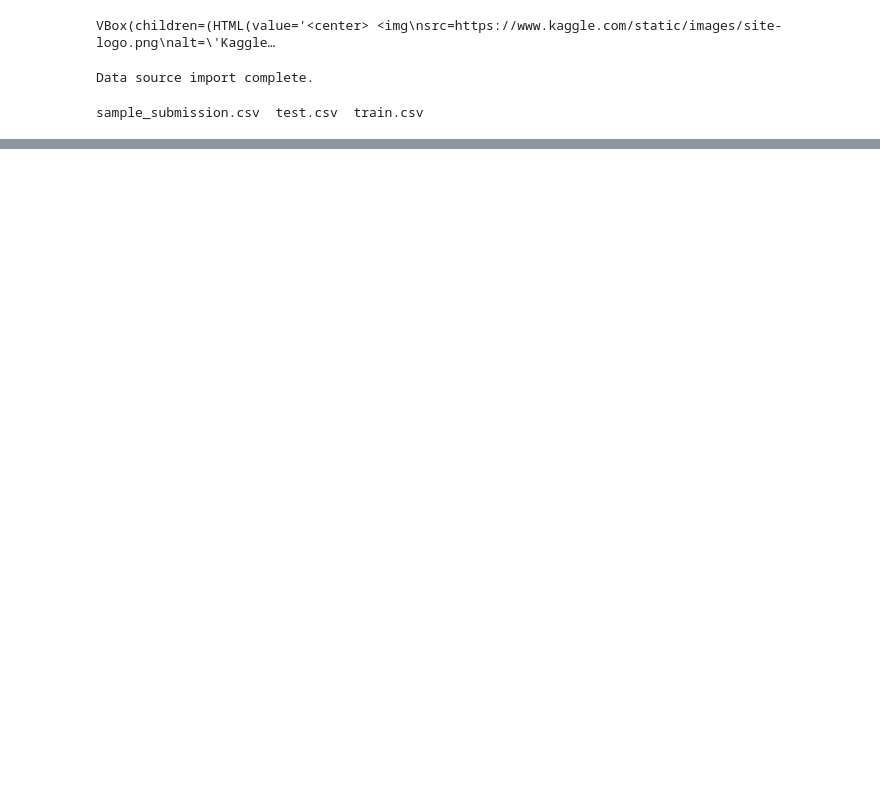
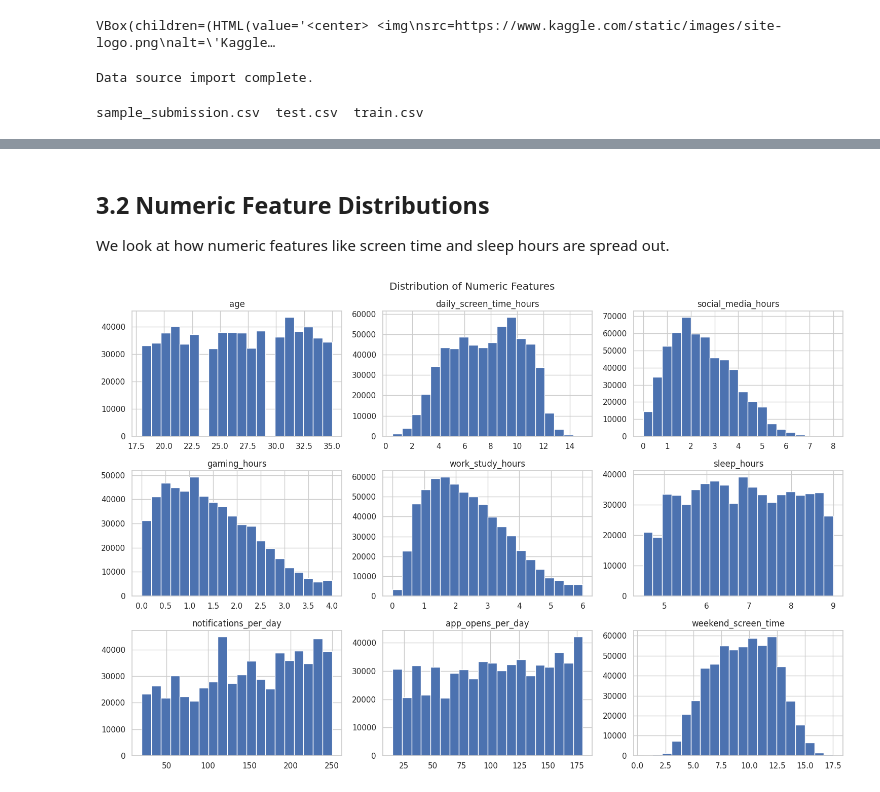
Before and after one commit to R4F4I/semester-5-FAST-K240009, a Jupyter notebook: ML-LAB/notebooks/notebookbc900e7019.ipynb, the cells around one changed output, grey strips where cells are left out. Cells and saved outputs as stored; diff of their text form; code cells hidden in the pictures; blank space fills up the shorter version.

```diff
--- a/ML-LAB/notebooks/notebookbc900e7019.ipynb
+++ b/ML-LAB/notebooks/notebookbc900e7019.ipynb
@@ -289,7 +62,0 @@ train_df[['social_share', 'recreation_to_work', 'weekend_intensity']].describe()
-# %%
-from scipy.stats import chi2_contingency
-
-for col in cat_cols:
-    contingency = pd.crosstab(train_df[col], train_df['addicted_label'])
-    chi2, p, dof, expected = chi2_contingency(contingency)
-    print(f"{col}: chi2={chi2:.2f}, p-value={p:.4f}")
@@ -302,8 +62,0 @@ academic_work_impact: chi2=7.77, p-value=0.0206
-# %%
-fig, axes = plt.subplots(3, 3, figsize=(15, 12))
-axes = axes.flatten()
-for i, col in enumerate(num_cols):
-    sns.boxplot(x=train_df[col], ax=axes[i], color='steelblue')
-    axes[i].set_title(col)
-plt.tight_layout()
-plt.show()
@@ -395,9 +62,0 @@ Passing `palette` without assigning `hue` is deprecated and will be removed in v
-# %%
-# All 5 folds hit the 1000-iteration cap without early stopping — model likely still improving.
-# Also notice notifications_per_day and app_opens_per_day are now the TOP features by importance,
-# despite near-zero linear correlation with target (0.00 and 0.06) — this points to a threshold/nonlinear
-# effect (e.g. addicted_label may be partly rule-generated from these, common in synthetic playground data).
-# Check for a clear split point.
-for col in ['notifications_per_day', 'app_opens_per_day']:
-    print(f"\n{col} by addicted_label:")
-    print(train_df.groupby('addicted_label')[col].describe()[['mean', '50%', 'min', 'max']])
@@ -418,7 +62,0 @@ addicted_label
-# %%
-fig, axes = plt.subplots(1, 2, figsize=(14, 5))
-for i, col in enumerate(['notifications_per_day', 'app_opens_per_day']):
-    sns.histplot(data=train_df, x=col, hue='addicted_label', bins=60, kde=False, ax=axes[i], multiple='stack')
-    axes[i].set_title(f'{col} distribution by class')
-plt.tight_layout()
-plt.show()
@@ -544,0 +180,18 @@ print(X_train_enc.shape, X_val_enc.shape, X_test_enc.shape)
+# %% [markdown]
+## 3.2 Numeric Feature Distributions
+
+We look at how numeric features like screen time and sleep hours are spread out.
+# %%
+numeric_cols = ['age', 'daily_screen_time_hours', 'social_media_hours', 'gaming_hours',
+                 'work_study_hours', 'sleep_hours', 'notifications_per_day',
+                 'app_opens_per_day', 'weekend_screen_time']
+
+# Keep only columns that actually exist in the dataset
+numeric_cols = [col for col in numeric_cols if col in train_df.columns]
+
+train_df[numeric_cols].hist(bins=20, figsize=(15, 10))
+plt.suptitle('Distribution of Numeric Features')
+plt.tight_layout()
+plt.show()
+# %% [output]
+[figure, added]
```
Also changed, not shown: parts of 112 cells of this notebook.
